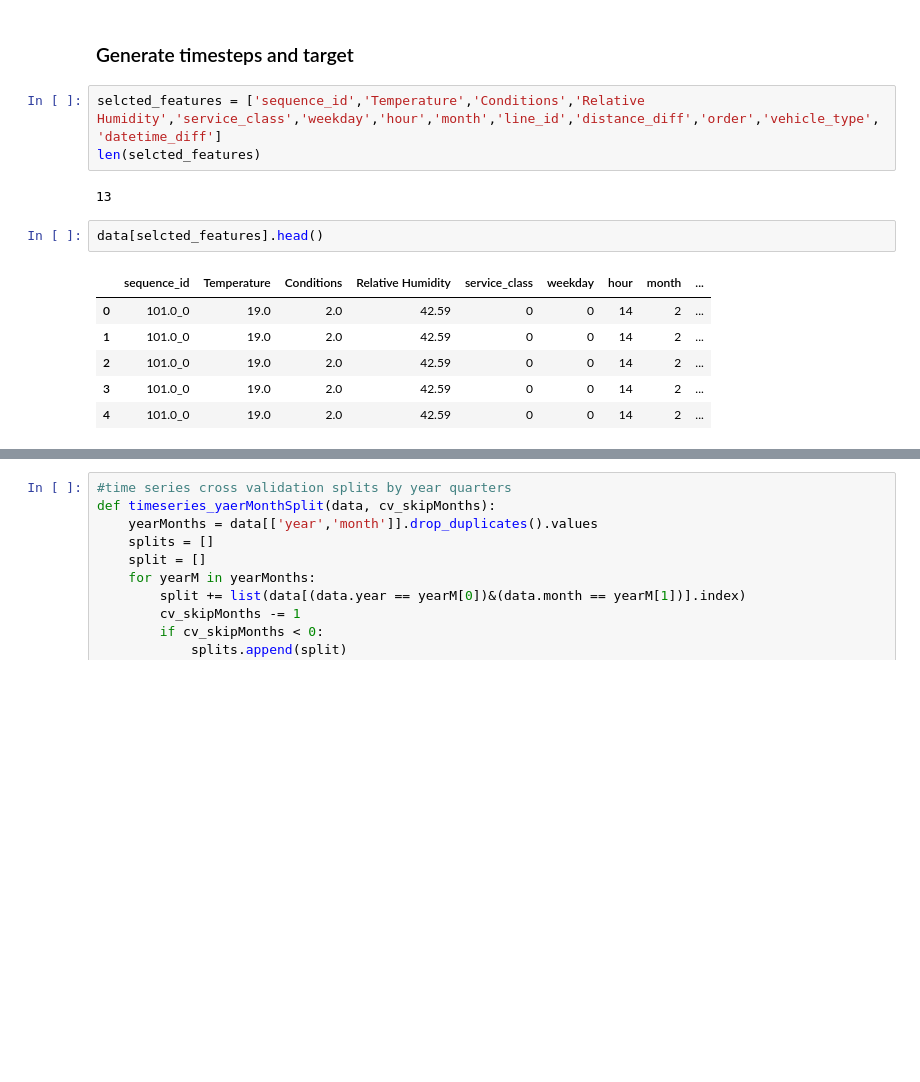
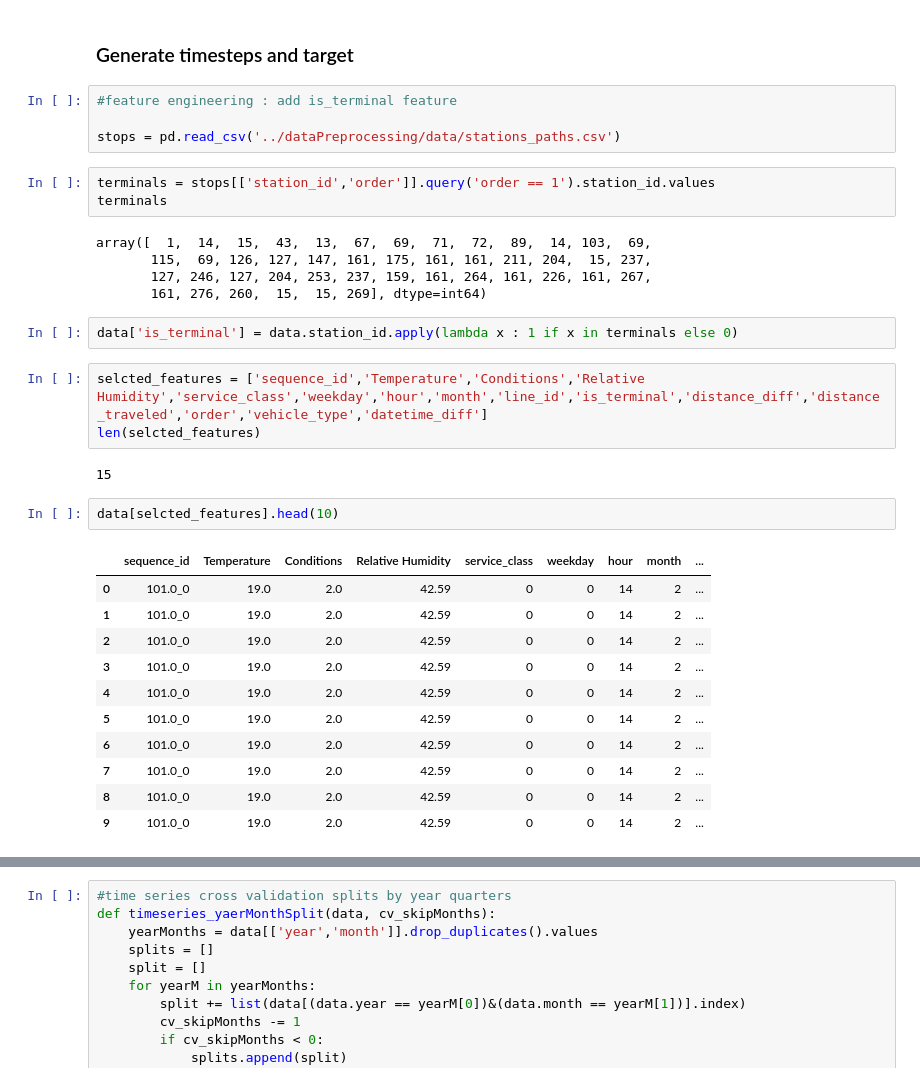
Before and after one commit to azizkastalli/transport_routing, a Jupyter notebook: timeTravelPrediction/timeTravel_prediction.ipynb, the cells around one changed output, grey strips where cells are left out. Drawn from its saved outputs; the diff is of its cells as text; blank space fills up the shorter version.

```diff
--- a/timeTravelPrediction/timeTravel_prediction.ipynb
+++ b/timeTravelPrediction/timeTravel_prediction.ipynb
@@ -71,19 +73,38 @@ generate_timesteps = True
 train_model = True
 # %% [markdown]
 ### Generate timesteps and target
+# %%
+#feature engineering : add is_terminal feature
+
+stops = pd.read_csv('../dataPreprocessing/data/stations_paths.csv')
+# %%
+terminals = stops[['station_id','order']].query('order == 1').station_id.values
+terminals
+# %% [output]
+array([  1,  14,  15,  43,  13,  67,  69,  71,  72,  89,  14, 103,  69,
+       115,  69, 126, 127, 147, 161, 175, 161, 161, 211, 204,  15, 237,
+       127, 246, 127, 204, 253, 237, 159, 161, 264, 161, 226, 161, 267,
+       161, 276, 260,  15,  15, 269], dtype=int64)
+# %%
+data['is_terminal'] = data.station_id.apply(lambda x : 1 if x in terminals else 0)
 # %%
-selcted_features = ['sequence_id','Temperature','Conditions','Relative Humidity','service_class','weekday','hour','month','line_id','distance_diff','order','vehicle_type','datetime_diff']
+selcted_features = ['sequence_id','Temperature','Conditions','Relative Humidity','service_class','weekday','hour','month','line_id','is_terminal','distance_diff','distance_traveled','order','vehicle_type','datetime_diff']
 len(selcted_features)
 # %% [output]
-13
+15
 # %%
-data[selcted_features].head()
+data[selcted_features].head(10)
 # %% [output]
 |  | sequence_id | Temperature | Conditions | Relative Humidity | service_class | weekday | hour | month | ... |
 | 0 | 101.0_0 | 19.0 | 2.0 | 42.59 | 0 | 0 | 14 | 2 | ... |
 | 1 | 101.0_0 | 19.0 | 2.0 | 42.59 | 0 | 0 | 14 | 2 | ... |
 | 2 | 101.0_0 | 19.0 | 2.0 | 42.59 | 0 | 0 | 14 | 2 | ... |
 | 3 | 101.0_0 | 19.0 | 2.0 | 42.59 | 0 | 0 | 14 | 2 | ... |
 | 4 | 101.0_0 | 19.0 | 2.0 | 42.59 | 0 | 0 | 14 | 2 | ... |
+| 5 | 101.0_0 | 19.0 | 2.0 | 42.59 | 0 | 0 | 14 | 2 | ... |
+| 6 | 101.0_0 | 19.0 | 2.0 | 42.59 | 0 | 0 | 14 | 2 | ... |
+| 7 | 101.0_0 | 19.0 | 2.0 | 42.59 | 0 | 0 | 14 | 2 | ... |
+| 8 | 101.0_0 | 19.0 | 2.0 | 42.59 | 0 | 0 | 14 | 2 | ... |
+| 9 | 101.0_0 | 19.0 | 2.0 | 42.59 | 0 | 0 | 14 | 2 | ... |
 # %%
 from sklearn.preprocessing import MinMaxScaler, LabelEncoder
```
Also changed, not shown: parts of 23 cells of this notebook, 1 other file.
